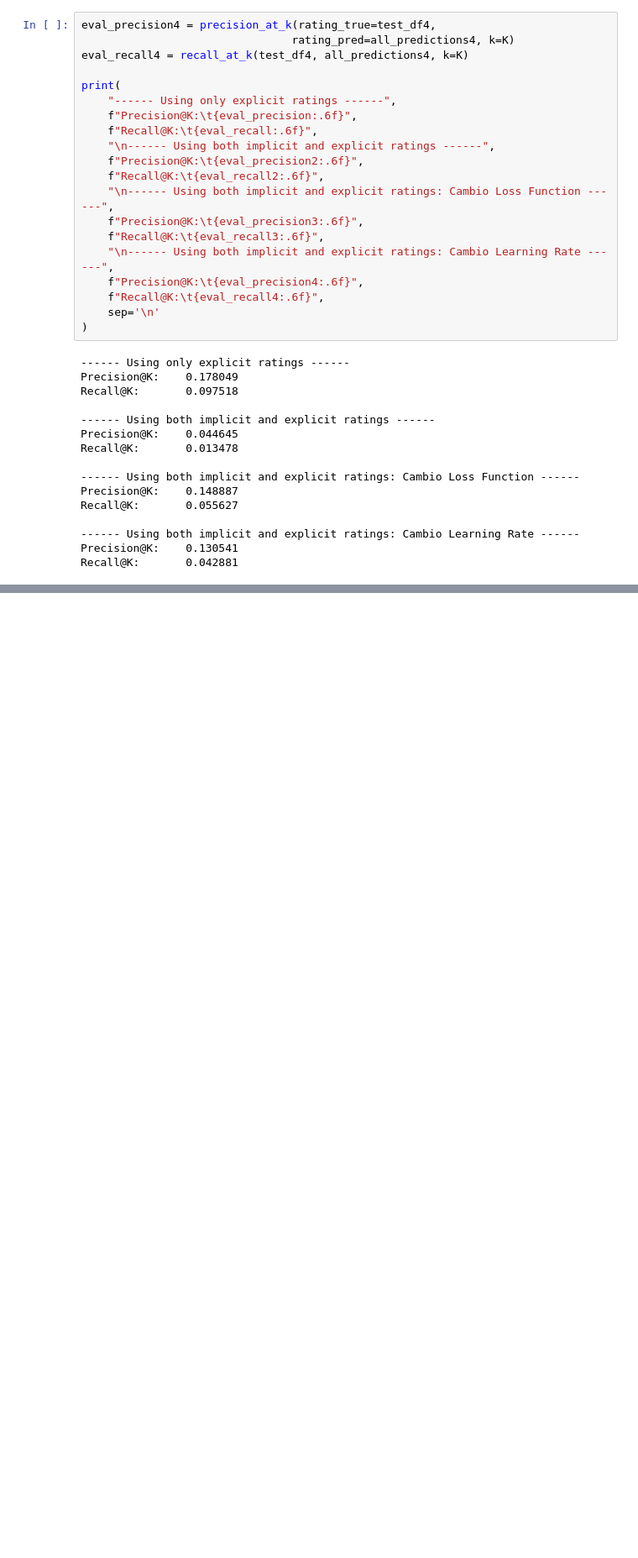
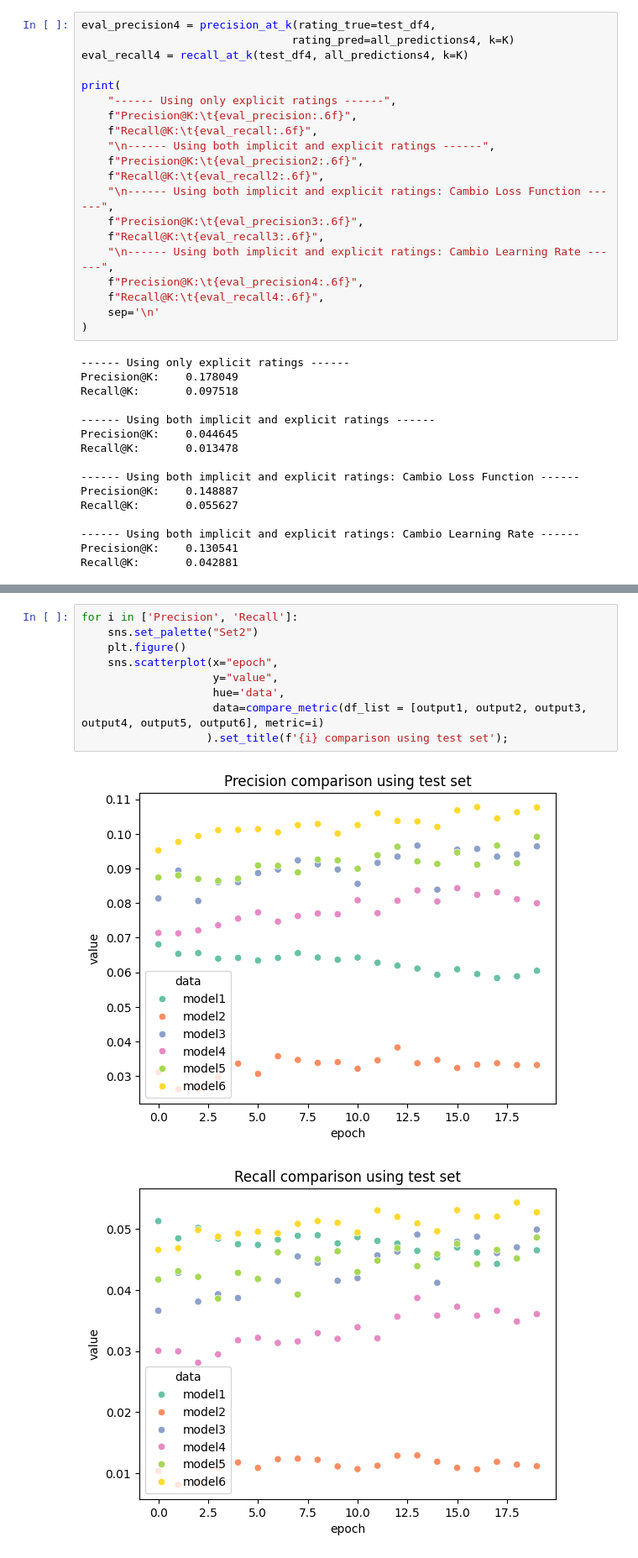
Before and after one commit to davidlealo/practicos_sisrec_2026, a Jupyter notebook: practico06/06_lightfm_respuesta.ipynb, the cells around one changed output, grey strips where cells are left out. Shown at 84% size. Saved outputs shown, nothing was run; the diff lists cells and outputs as text; blank space fills up the shorter version.

```diff
--- a/practico06/06_lightfm_respuesta.ipynb
+++ b/practico06/06_lightfm_respuesta.ipynb
@@ -738,0 +996,12 @@ for i in ['Precision', 'Recall']:
+# %%
+for i in ['Precision', 'Recall']:
+    sns.set_palette("Set2")
+    plt.figure()
+    sns.scatterplot(x="epoch",
+                    y="value",
+                    hue='data',
+                    data=compare_metric(df_list = [output1, output2, output3, output4, output5, output6], metric=i)
+                   ).set_title(f'{i} comparison using test set');
+# %% [output]
+[figure, added]
+[figure, added]
```
Also changed, not shown: parts of 38 cells of this notebook.
